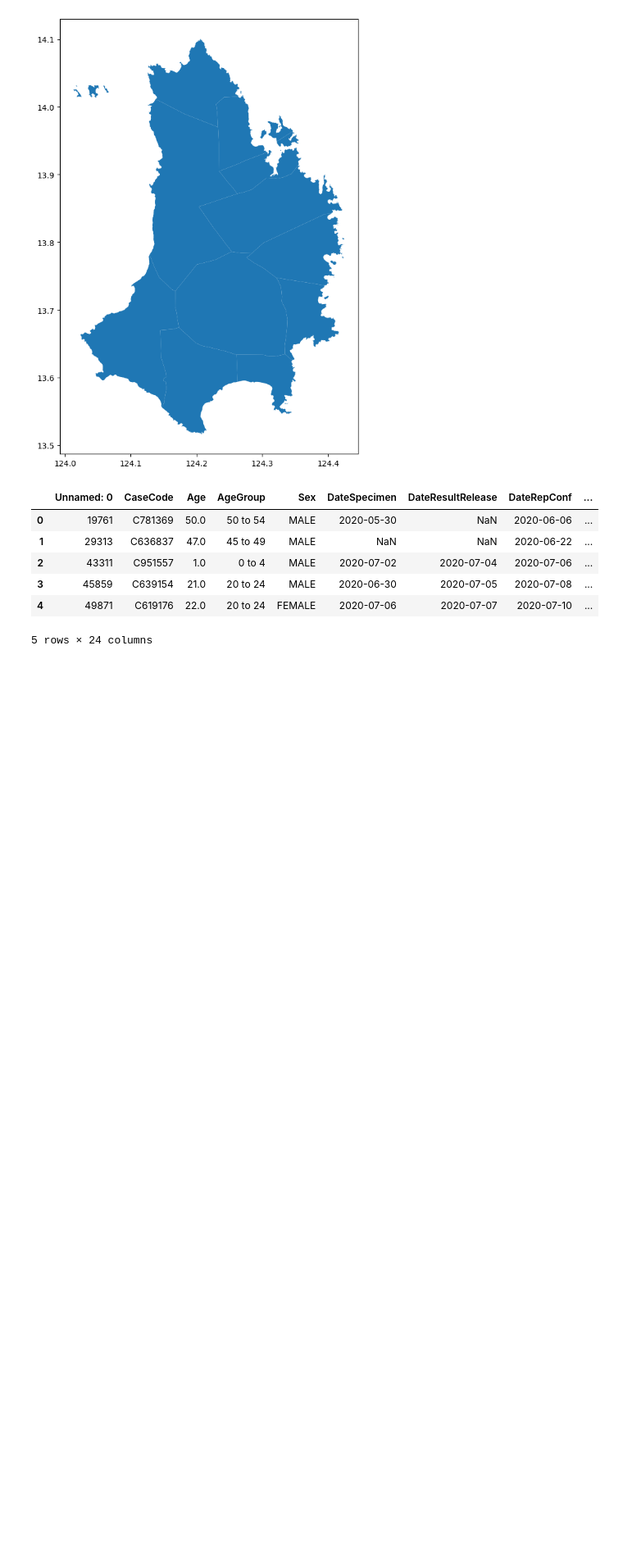
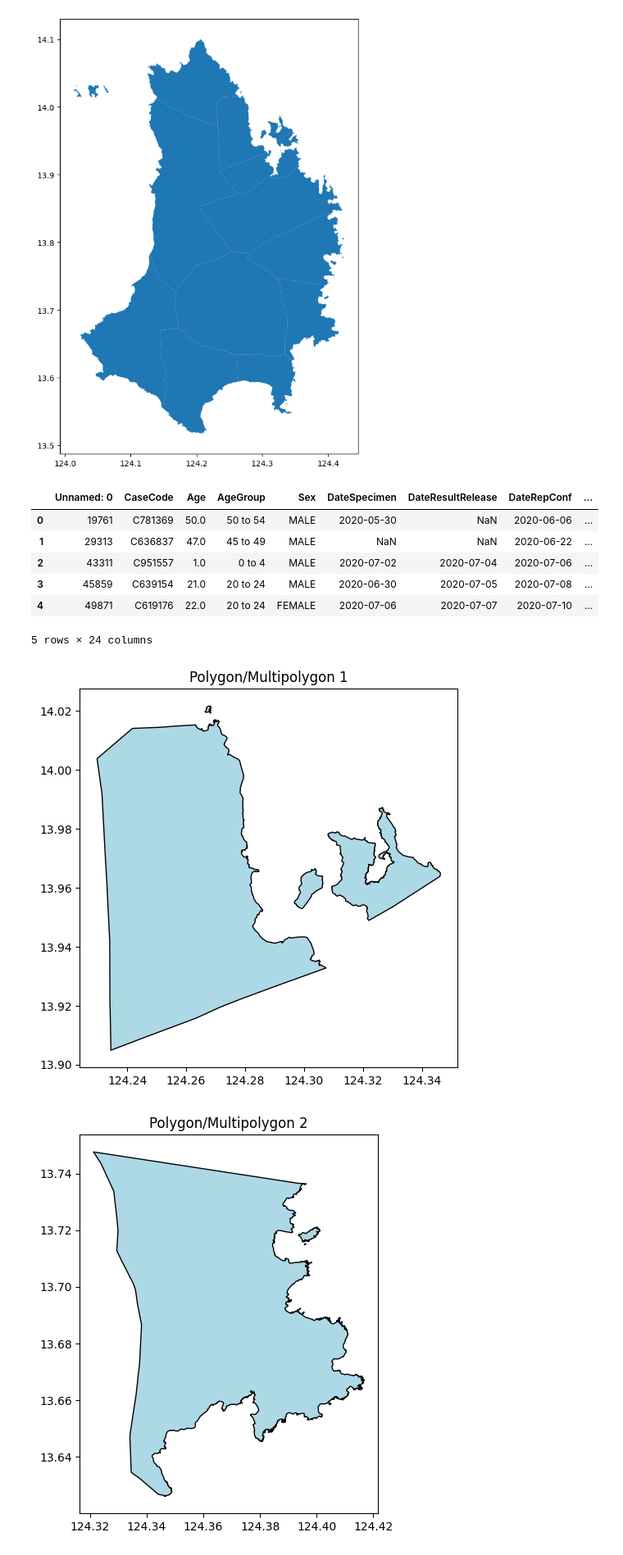
Before and after one commit to dddelacruz/cs198-scl-envi-2425, a Jupyter notebook: visualize.ipynb, the cells around one changed output. Shown at 82% size. Cells and saved outputs as stored; diff of their text form; code cells hidden in the pictures; blank space fills up the shorter version.

Commit message:
feat: update catanduanes_shapefile

```diff
--- a/visualize.ipynb
+++ b/visualize.ipynb
@@ -36,3 +36,24 @@ df.head()
 | 3 | 45859 | C639154 | 21.0 | 20 to 24 | MALE | 2020-06-30 | 2020-07-05 | 2020-07-08 | ... |
 | 4 | 49871 | C619176 | 22.0 | 20 to 24 | FEMALE | 2020-07-06 | 2020-07-07 | 2020-07-10 | ... |
 5 rows × 24 columns
+# %%
+import geopandas as gpd
+import matplotlib.pyplot as plt
+
+def plot_shapefile_individually(shapefile_path):
+    # Read the shapefile
+    gdf = gpd.read_file(shapefile_path)
+
+    # Iterate through each polygon/multipolygon and plot individually
+    for i, row in gdf.iterrows():
+        fig, ax = plt.subplots(figsize=(6, 6))
+        gpd.GeoSeries(row.geometry).plot(ax=ax, edgecolor='black', facecolor='lightblue')
+        ax.set_title(f"Polygon/Multipolygon {i+1}")
+        plt.show()
+
+# Example usage
+shapefile_path = "./catanduanes_shapefile.shp"
+plot_shapefile_individually(shapefile_path)
+# %% [output]
+[figure, added]
+[figure, added]
```
Also changed, not shown: parts of 4 cells of this notebook, 5 other files.
